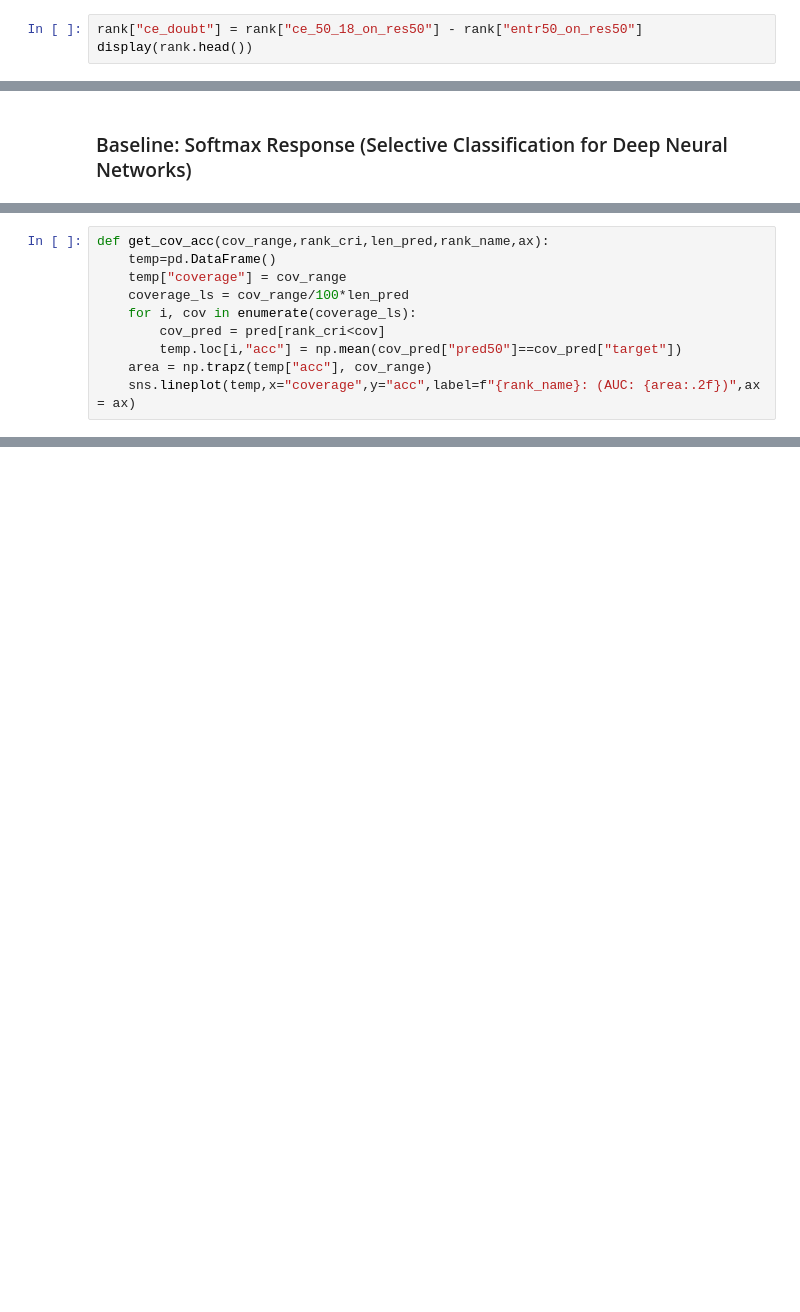
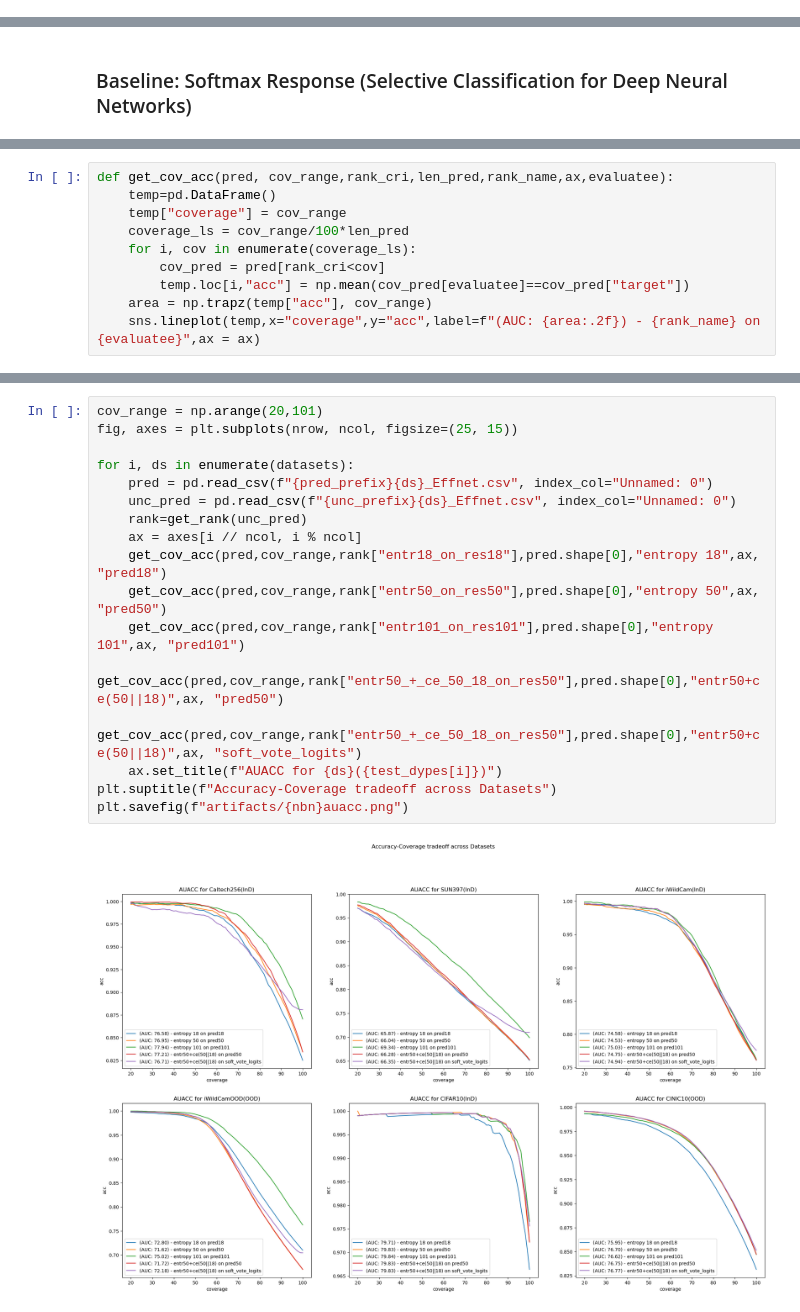
Before and after one commit to TimothyZG/wliura2024, a Jupyter notebook: Analysis/05-separability.ipynb, the cells around one changed output, grey strips where cells are left out. Drawn from its saved outputs; the diff is of its cells as text; blank space fills up the shorter version.

```diff
--- a/Analysis/05-separability.ipynb
+++ b/Analysis/05-separability.ipynb
@@ -89,3 +14,0 @@ rank.head()
-# %%
-rank["ce_doubt"] = rank["ce_50_18_on_res50"] - rank["entr50_on_res50"]
-display(rank.head())
@@ -142,12 +19,12 @@ display(rank.head(2))
 # %%
-def get_cov_acc(cov_range,rank_cri,len_pred,rank_name,ax):
+def get_cov_acc(pred, cov_range,rank_cri,len_pred,rank_name,ax,evaluatee):
     temp=pd.DataFrame()
     temp["coverage"] = cov_range
     coverage_ls = cov_range/100*len_pred
     for i, cov in enumerate(coverage_ls):
         cov_pred = pred[rank_cri<cov]
-        temp.loc[i,"acc"] = np.mean(cov_pred["pred50"]==cov_pred["target"])
+        temp.loc[i,"acc"] = np.mean(cov_pred[evaluatee]==cov_pred["target"])
     area = np.trapz(temp["acc"], cov_range)
-    sns.lineplot(temp,x="coverage",y="acc",label=f"{rank_name}: (AUC: {area:.2f})",ax = ax)
+    sns.lineplot(temp,x="coverage",y="acc",label=f"(AUC: {area:.2f}) - {rank_name} on {evaluatee}",ax = ax)
 # %%
 def get_rank(unc_pred):
@@ -202,0 +70,19 @@ unc_vec.shape=(90000,);name='log_entr50_x_ce_50_18_on_res50'; evaluatee='pred50'
+# %%
+cov_range = np.arange(20,101)
+fig, axes = plt.subplots(nrow, ncol, figsize=(25, 15))
+
+for i, ds in enumerate(datasets):
+    pred = pd.read_csv(f"{pred_prefix}{ds}_Effnet.csv", index_col="Unnamed: 0")
+    unc_pred = pd.read_csv(f"{unc_prefix}{ds}_Effnet.csv", index_col="Unnamed: 0")
+    rank=get_rank(unc_pred)
+    ax = axes[i // ncol, i % ncol]
+    get_cov_acc(pred,cov_range,rank["entr18_on_res18"],pred.shape[0],"entropy 18",ax, "pred18")
+    get_cov_acc(pred,cov_range,rank["entr50_on_res50"],pred.shape[0],"entropy 50",ax, "pred50")
+    get_cov_acc(pred,cov_range,rank["entr101_on_res101"],pred.shape[0],"entropy 101",ax, "pred101")
+    get_cov_acc(pred,cov_range,rank["entr50_+_ce_50_18_on_res50"],pred.shape[0],"entr50+ce(50||18)",ax, "pred50")
+    get_cov_acc(pred,cov_range,rank["entr50_+_ce_50_18_on_res50"],pred.shape[0],"entr50+ce(50||18)",ax, "soft_vote_logits")
+    ax.set_title(f"AUACC for {ds}({test_dypes[i]})")
+plt.suptitle(f"Accuracy-Coverage tradeoff across Datasets")
+plt.savefig(f"artifacts/{nbn}auacc.png")
+# %% [output]
+[figure, added]
```
Also changed, not shown: parts of 15 cells of this notebook, 6 other files.
